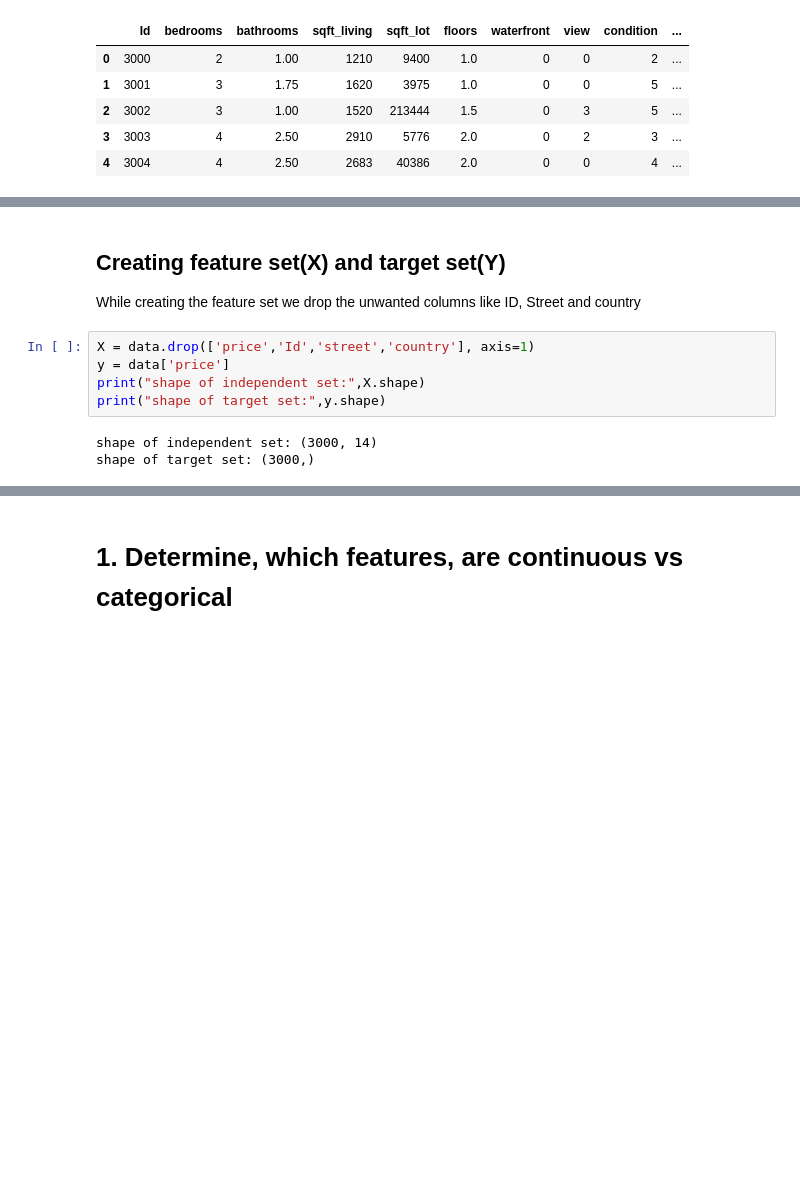
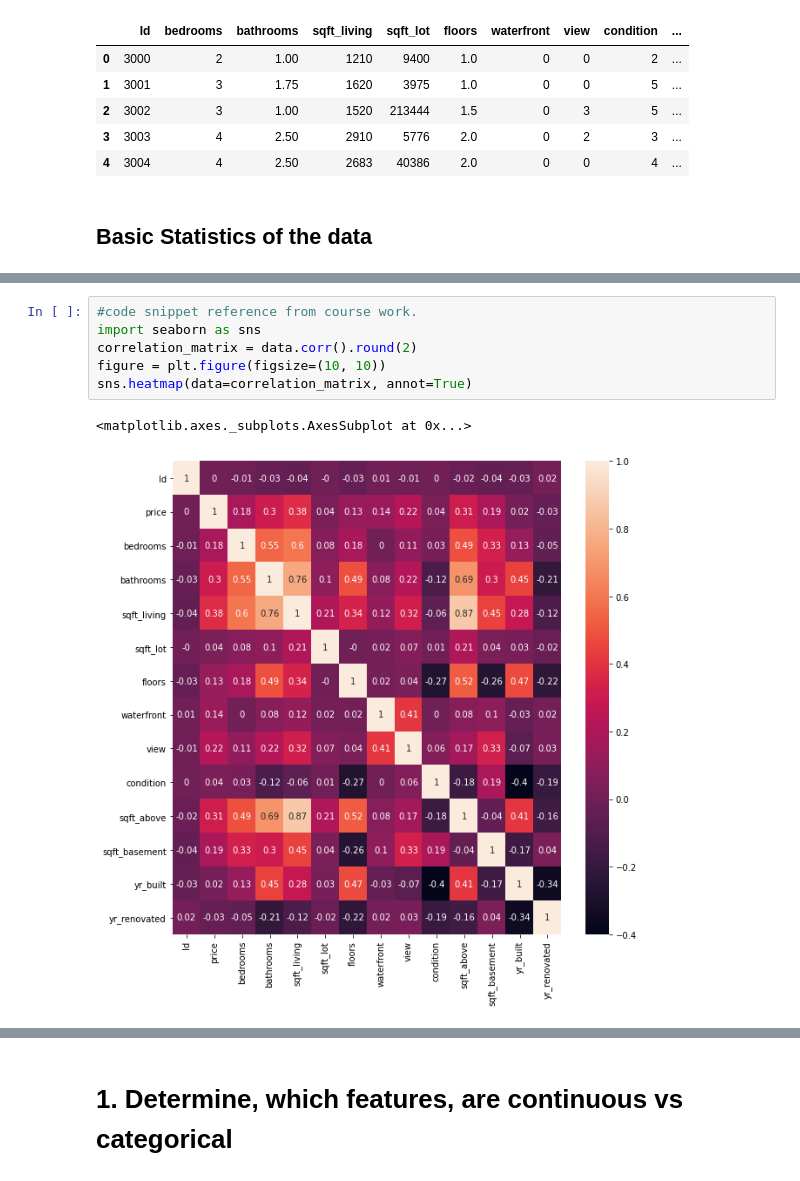
Before and after one commit to rajadevineni/House_Price_Prediction, a Jupyter notebook: KNN_regressor.ipynb, the cells around one changed output, grey strips where cells are left out. Saved outputs shown, nothing was run; the diff lists cells and outputs as text; blank space fills up the shorter version.

```diff
--- a/KNN_regressor.ipynb
+++ b/KNN_regressor.ipynb
@@ -34,6 +54,8 @@ make_prediction.head()
 | 2 | 3002 | 3 | 1.00 | 1520 | 213444 | 1.5 | 0 | 3 | 5 | ... |
 | 3 | 3003 | 4 | 2.50 | 2910 | 5776 | 2.0 | 0 | 2 | 3 | ... |
 | 4 | 3004 | 4 | 2.50 | 2683 | 40386 | 2.0 | 0 | 0 | 4 | ... |
+# %% [markdown]
+## **Basic Statistics of the data**
 # %%
 data.describe()
 # %% [output]
@@ -46,14 +68,12 @@ data.describe()
 | 50% | 1500.500000 | 4.642500e+05 | 3.000000 | 2.250000 | 1975.000000 | 7.651000e+03 | 1.500000 | 0.000000 | 0.000000 | 3.000000 | ... |
 | 75% | 2250.250000 | 6.575000e+05 | 4.000000 | 2.500000 | 2630.000000 | 1.090125e+04 | 2.000000 | 0.000000 | 0.000000 | 4.000000 | ... |
 | max | 3000.000000 | 2.659000e+07 | 9.000000 | 8.000000 | 13540.000000 | 1.074218e+06 | 3.500000 | 1.000000 | 4.000000 | 5.000000 | ... |
-# %% [markdown]
-## **Creating feature set(X) and target set(Y)**
-While creating the feature set we drop the unwanted columns like ID, Street and country
-# %%
-X = data.drop(['price','Id','street','country'], axis=1)
-y = data['price']
-print("shape of independent set:",X.shape)
-print("shape of target set:",y.shape)
-# %% [output]
-shape of independent set: (3000, 14)
-shape of target set: (3000,)
+# %%
+#code snippet reference from course work.
+import seaborn as sns
+correlation_matrix = data.corr().round(2)
+figure = plt.figure(figsize=(10, 10))
+sns.heatmap(data=correlation_matrix, annot=True)
+# %% [output]
+<matplotlib.axes._subplots.AxesSubplot at 0x...>
+[figure, added]
```
Also changed, not shown: parts of 60 cells of this notebook.
